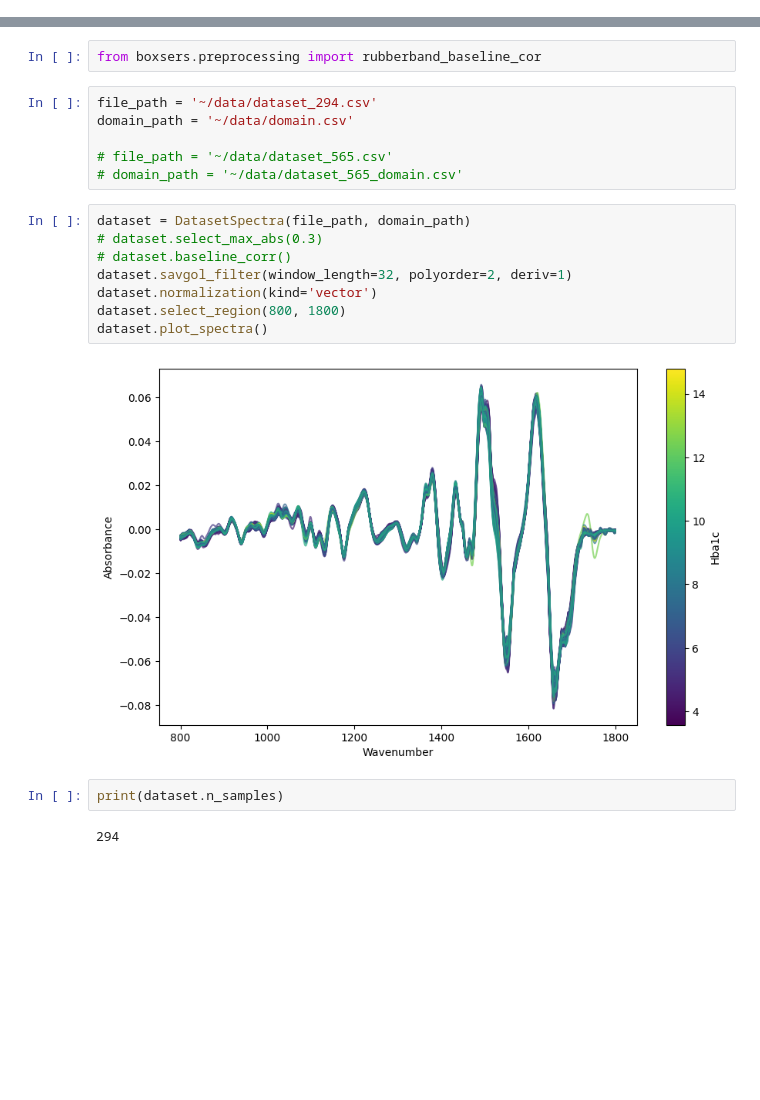
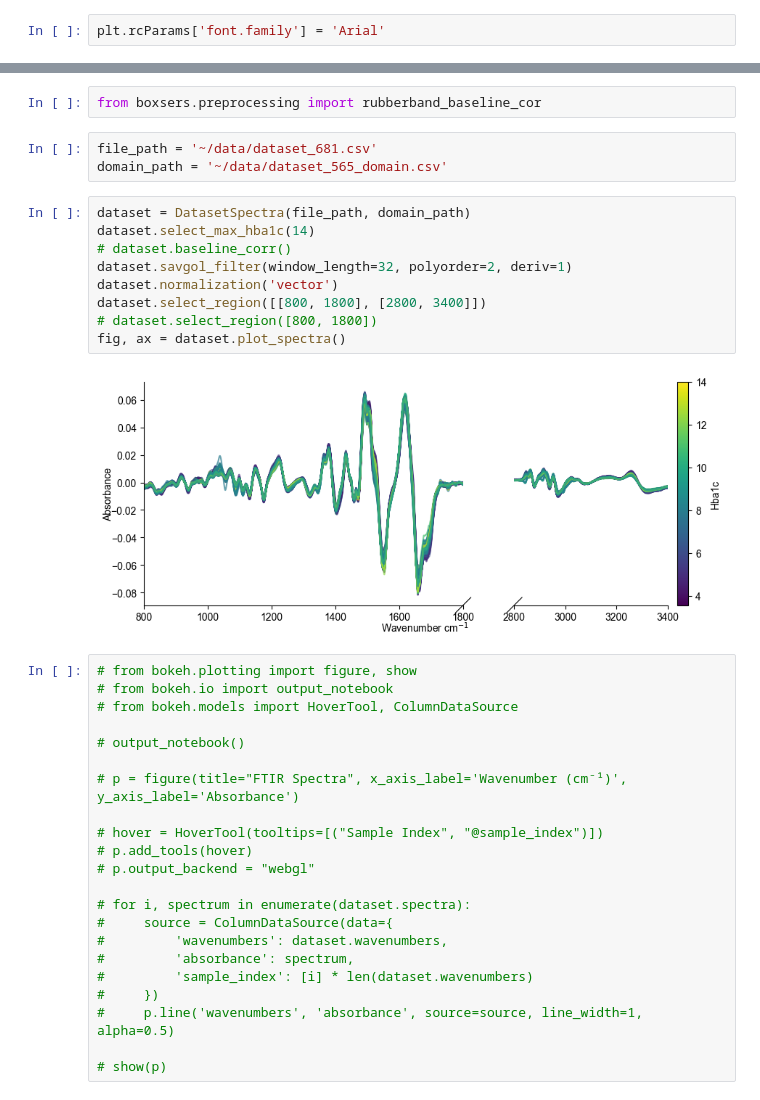
Before and after one commit to MelnychenkoM/ml_methods_hba1c, a Jupyter notebook: regression.ipynb, the cells around one changed output, grey strips where cells are left out. Cells and saved outputs as stored; diff of their text form; blank space fills up the shorter version.

```diff
--- a/regression.ipynb
+++ b/regression.ipynb
@@ -12,3 +14,5 @@ from plsr.outliers import MonteCarloOutliers
+# %%
+plt.rcParams['font.family'] = 'Arial'
 # %%
 from curvefit import DatasetSpectra
 # %% [output]
@@ -18,22 +22,38 @@ from curvefit import DatasetSpectra
 # %%
 from boxsers.preprocessing import rubberband_baseline_cor
 # %%
-file_path = '~/data/dataset_294.csv'
-domain_path = '~/data/domain.csv'
-
-# file_path = '~/data/dataset_565.csv'
-# domain_path = '~/data/dataset_565_domain.csv'
+file_path = '~/data/dataset_681.csv'
+domain_path = '~/data/dataset_565_domain.csv'
 # %%
 dataset = DatasetSpectra(file_path, domain_path)
-# dataset.select_max_abs(0.3)
+dataset.select_max_hba1c(14)
 # dataset.baseline_corr()
 dataset.savgol_filter(window_length=32, polyorder=2, deriv=1)
-dataset.normalization(kind='vector')
-dataset.select_region(800, 1800)
-dataset.plot_spectra()
+dataset.normalization('vector')
+dataset.select_region([[800, 1800], [2800, 3400]])
+# dataset.select_region([800, 1800])
+fig, ax = dataset.plot_spectra()
 # %% [output]
-[figure, old version]
+[figure, new version]
-# %%
-print(dataset.n_samples)
-# %% [output]
-294
+# %%
+# from bokeh.plotting import figure, show
+# from bokeh.io import output_notebook
+# from bokeh.models import HoverTool, ColumnDataSource
+
+# output_notebook()
+
+# p = figure(title="FTIR Spectra", x_axis_label='Wavenumber (cm⁻¹)', y_axis_label='Absorbance')
+
+# hover = HoverTool(tooltips=[("Sample Index", "@sample_index")])
+# p.add_tools(hover)
+# p.output_backend = "webgl"
+
+# for i, spectrum in enumerate(dataset.spectra):
+#     source = ColumnDataSource(data={
+#         'wavenumbers': dataset.wavenumbers,
+#         'absorbance': spectrum,
+#         'sample_index': [i] * len(dataset.wavenumbers)
+#     })
+#     p.line('wavenumbers', 'absorbance', source=source, line_width=1, alpha=0.5)
+
+# show(p)
```
Also changed, not shown: parts of 19 cells of this notebook, 6 other files.
